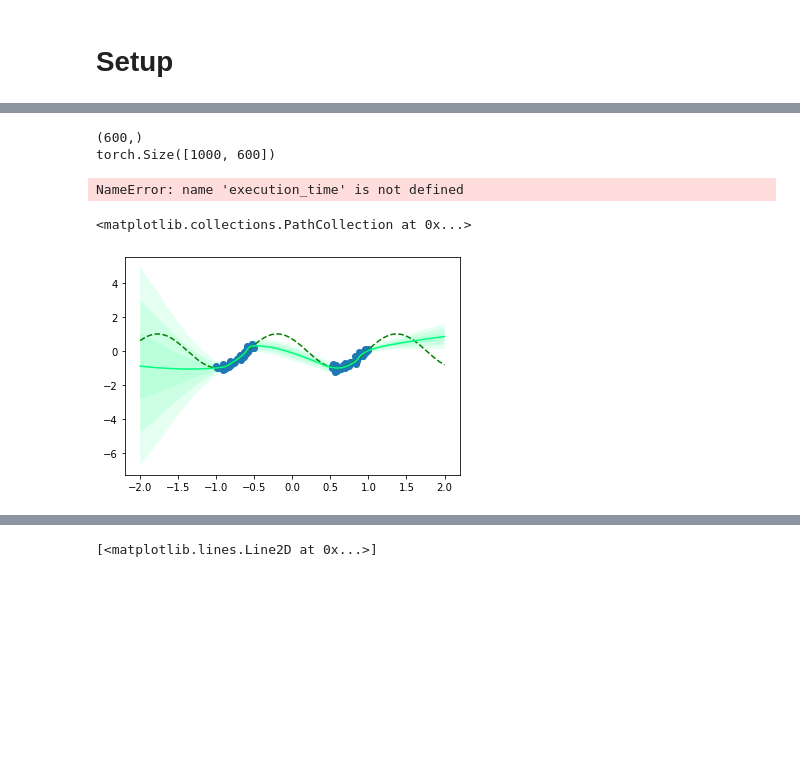
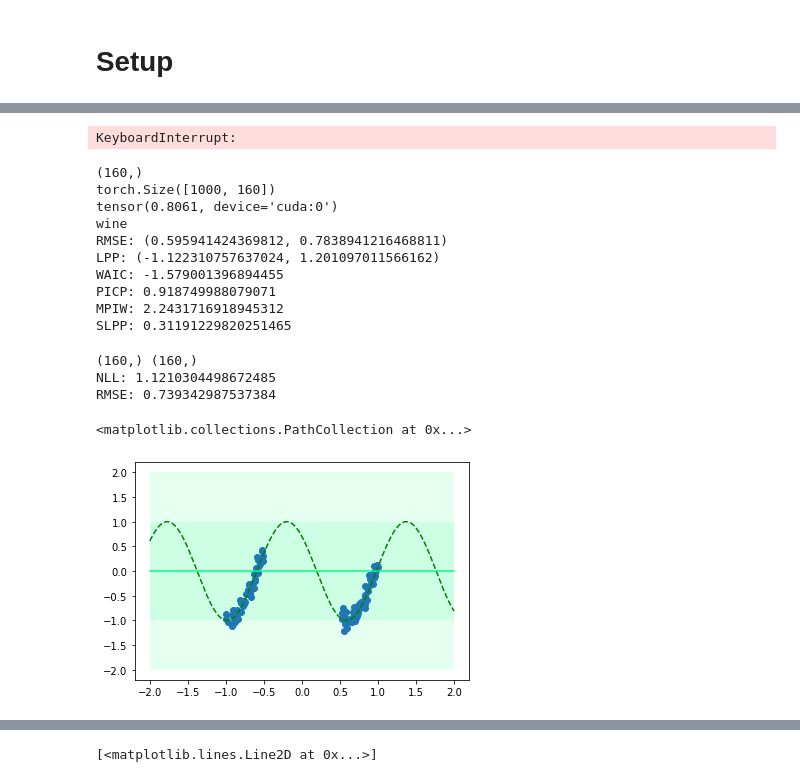
Before and after one commit to yannpequignot/IVISpaces, a Jupyter notebook: Notebooks/Toy_Hydra.ipynb, the cells around one changed output, grey strips where cells are left out. Saved outputs shown, nothing was run; the diff lists cells and outputs as text; code cells hidden in the pictures; blank space fills up the shorter version.

```diff
--- a/Notebooks/Toy_Hydra.ipynb
+++ b/Notebooks/Toy_Hydra.ipynb
@@ -172,14 +200,7 @@ if hasattr(setup, '_scaler_y'):
 # %%
-num_heads=10
-num_epochs=5000
-model = build_hydra(num_heads, num_outputs=1, direct_variance_head=True).to(device)
-loss = GaussianHydraLoss()
-
-#Necessary to have the same noise at every epoch
-torch.manual_seed(42)
 
 
-optimizer = torch.optim.SGD(model.parameters(), lr=0.01, momentum=0.1)
+optimizer = torch.optim.SGD(model.parameters(), lr=0.005, momentum=0.1)
 #optimizer = torch.optim.Adam(model.parameters(), lr=5e-4)
 
 #optimizer = torch.optim.Adam(model.parameters(), lr=0.01)
@@ -188,14 +209,17 @@ optimizer = torch.optim.SGD(model.parameters(), lr=0.01, momentum=0.1)
 y_train_hydra =  y_train.squeeze(1).repeat(num_heads,1).t()
 #y_train_hydra = y_train_hydra + target_noise_sigma*torch.randn_like(y_train_hydra)
 
-N = x_train.shape[0]
-
+COSTs=[]
 with trange(num_epochs) as tr:
     for t in tr:
-        num_batches = N // batch_size
         cost = 0.
         count=0
+        if t == 1000:
+            optimizer = torch.optim.SGD(model.parameters(), lr=0.001, momentum=0.1)
         for (x,y) in train_loader:
             cost +=train_minibatch(model, loss, optimizer, x,y)
             count+=1
+        COSTs.append(cost/count)
         tr.set_postfix(Cost=cost/count)
+# %% [output]
+KeyboardInterrupt:
@@ -227,7 +234,7 @@ y_pred=torch.as_tensor(mu_star).view(1,-1)+torch.as_tensor(sigma_e)*torch.randn(
 print(y_pred.shape)
 metrics=evaluate_metrics(y_pred.unsqueeze(-1), torch.as_tensor(sigma_a).view(1,-1,1).cpu(), y_test.view(-1,1),  std_y_train, device='cpu', std=True)
 results.update({dataset:metrics})
-results[dataset].update({'time [s]':execution_time})
+#results[dataset].update({'time [s]':execution_time})
 mu=y_train.mean()
 sigma=y_train.std()
 y_pred=mu*torch.ones_like(y_test)
@@ -239,19 +246,35 @@ print(dataset)
 for m, r in metrics.items():
     print(m+': '+str(r))
 # %% [output]
-(600,)
-torch.Size([1000, 600])
+(160,)
+torch.Size([1000, 160])
+tensor(0.8061, device='cuda:0')
+wine
+RMSE: (0.595941424369812, 0.7838941216468811)
+LPP: (-1.122310757637024, 1.201097011566162)
+WAIC: -1.579001396894455
+PICP: 0.918749988079071
+MPIW: 2.2431716918945312
+SLPP: 0.31191229820251465
-NameError: name 'execution_time' is not defined
+# %%
+print(mu_star.shape,y_test.squeeze().cpu().numpy().shape)
+print('NLL: {}'.format(compute_nll(y_test.squeeze().cpu().numpy(),mu_star,sigma_star)))
+print('RMSE: {}'.format(np.sqrt(compute_mse(y_test.squeeze().cpu().numpy(),mu_star))))
+# %% [output]
+(160,) (160,)
+NLL: 1.1210304498672485
+RMSE: 0.739342987537384
 # %%
 inputs=torch.linspace(-2.,2.,500).unsqueeze(-1).to(device)
 
-(mu_star, sigma_star)= test_hydranet_sigma(inputs, model)
+mean=torch.zeros(500) #means predicted by mcdropout
+sigma=torch.ones(500) #std predicted by mcdropout
 plt.plot(inputs.cpu(), torch.cos(4.0*(inputs+0.2)).cpu(),'--',color='green')
-plt.plot(inputs.cpu(), mu_star, color='springgreen')
-for i in range(3):
-    plt.fill_between(inputs.squeeze().cpu(), mu_star-(i+1)*sigma_star, mu_star+(i+1)*sigma_star, facecolor='springgreen', alpha=0.1)
+plt.plot(inputs.cpu(), mean, color='springgreen')
+for i in range(1,3):
+    plt.fill_between(inputs.squeeze().cpu(), mean-i*sigma, mean+i*sigma, facecolor='springgreen', alpha=0.1)
 
 plt.scatter(x_train.cpu(),y_train.cpu())
 # %% [output]
 <matplotlib.collections.PathCollection at 0x...>
-[figure, old version]
+[figure, new version]
```
Also changed, not shown: parts of 9 cells of this notebook, 15 other files.
